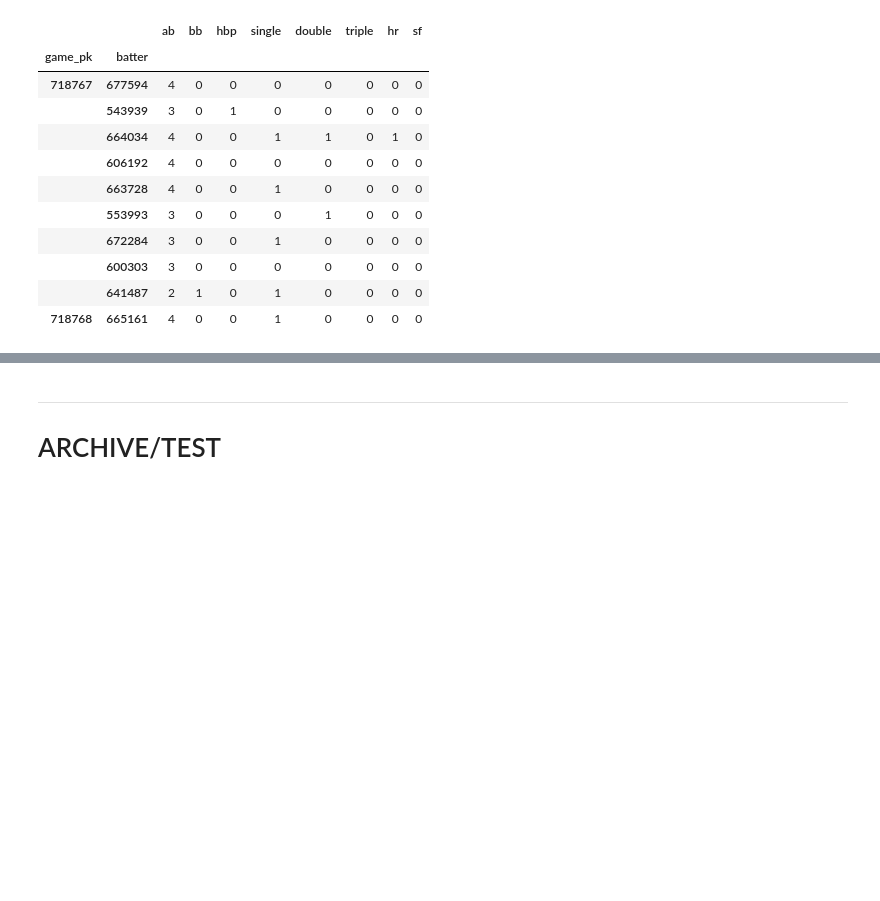
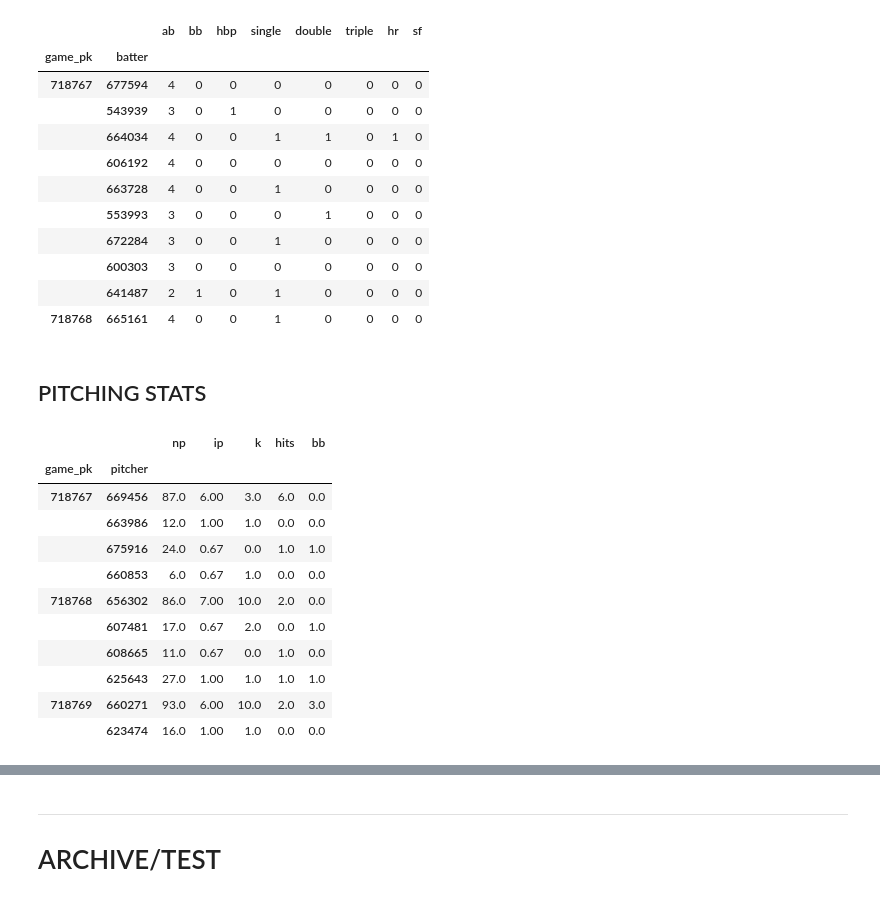
Before and after one commit to Stevey8/MLB-WL-prediction, a Jupyter notebook: data.ipynb, the cells around one changed output, grey strips where cells are left out. Drawn from its saved outputs; the diff is of its cells as text; code cells hidden in the pictures; blank space fills up the shorter version.

Commit message:
add pitching data without er

```diff
--- a/data.ipynb
+++ b/data.ipynb
@@ -224,3 +229,44 @@ batting_home_lineup.iloc[:10]
 # %%
 batting_away_lineup.to_csv('batting_data_away.csv', index=True)
 batting_home_lineup.to_csv('batting_data_home.csv', index=True)
+# %% [markdown]
+## PITCHING STATS
+# %%
+# for pitchers
+# get stats for ERA(?), WHIP, K9
+def get_pitching_metrics(group):
+    pitch_count = group.shape[0]
+    ip_count = group['inning'].nunique() - (3-group['outs_when_up'].nunique())*0.33
+    k_count = group[group['events'].isin(['strikeout', 'strikeout_double_play'])].shape[0]
+    hits_count = group[group['events'].isin(['single','double','triple','home_run'])].shape[0]
+    bb_count = group[group['events'] == 'walk'].shape[0]
+
+    return pd.Series({
+        'np': pitch_count,
+        'ip': ip_count,
+        'k': k_count,
+        'hits': hits_count,
+        'bb': bb_count
+    })
+# %%
+pitching_away = (df[df['inning_topbot']=='Bot']
+                .groupby(['game_pk','pitcher'],sort=False)
+                .apply(get_pitching_metrics))
+pitching_home = (df[df['inning_topbot']=='Top']
+                .groupby(['game_pk','pitcher'],sort=False)
+                .apply(get_pitching_metrics))
+# %%
+pitching_away.head(10)
+# %% [output]
+|  |  | np | ip | k | hits | bb |
+| game_pk | pitcher |  |  |  |  |  |
+| 718767 | 669456 | 87.0 | 6.00 | 3.0 | 6.0 | 0.0 |
+|  | 663986 | 12.0 | 1.00 | 1.0 | 0.0 | 0.0 |
+|  | 675916 | 24.0 | 0.67 | 0.0 | 1.0 | 1.0 |
+|  | 660853 | 6.0 | 0.67 | 1.0 | 0.0 | 0.0 |
+| 718768 | 656302 | 86.0 | 7.00 | 10.0 | 2.0 | 0.0 |
+|  | 607481 | 17.0 | 0.67 | 2.0 | 0.0 | 1.0 |
+|  | 608665 | 11.0 | 0.67 | 0.0 | 1.0 | 0.0 |
+|  | 625643 | 27.0 | 1.00 | 1.0 | 1.0 | 1.0 |
+| 718769 | 660271 | 93.0 | 6.00 | 10.0 | 2.0 | 3.0 |
+|  | 623474 | 16.0 | 1.00 | 1.0 | 0.0 | 0.0 |
```
Also changed, not shown: parts of 6 cells of this notebook, 2 other files.
